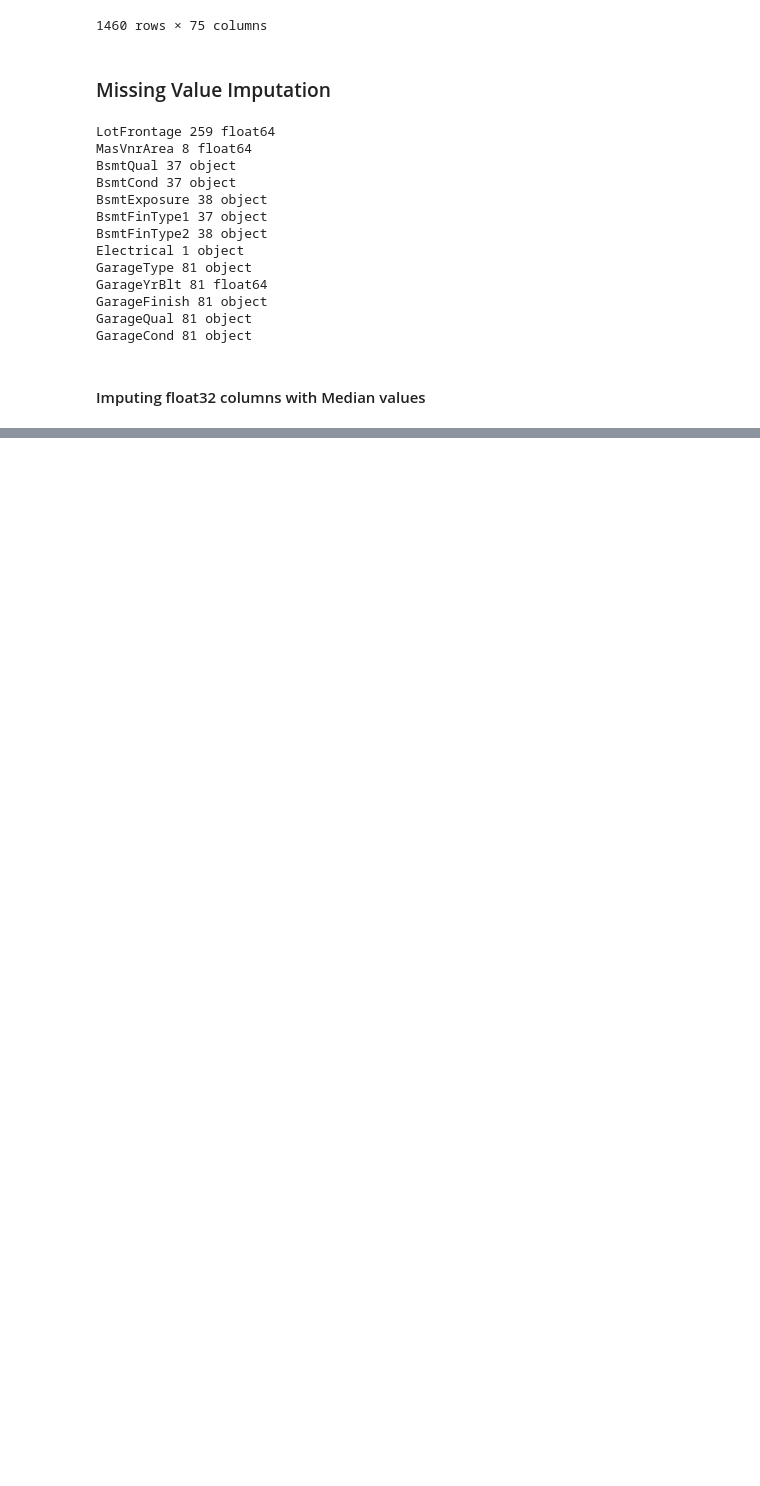
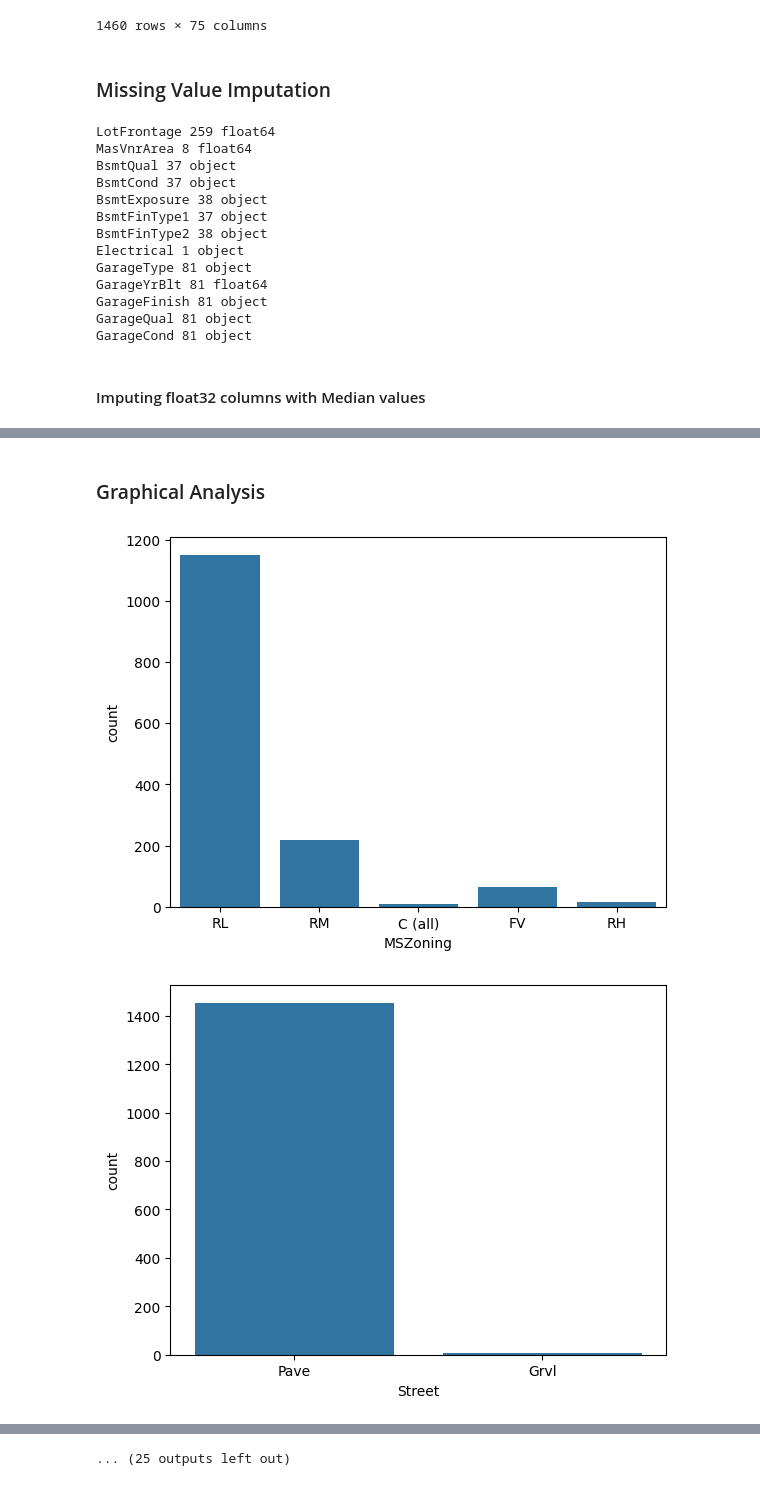
Before and after one commit to DrBig-Brain/California_Housing, a Jupyter notebook: EDA.ipynb, the cells around one changed output, grey strips where cells are left out. Saved outputs shown, nothing was run; the diff lists cells and outputs as text; code cells hidden in the pictures; blank space fills up the shorter version.

```diff
--- a/EDA.ipynb
+++ b/EDA.ipynb
@@ -95,4 +95,6 @@ from sklearn.impute import SimpleImputer
 si = SimpleImputer(strategy='median')
 for i in df_train:
     if df_train[i].isnull().any() and df_train[i].dtype == 'float64':
-        print(i)
+        values = df_train[i].values.reshape(-1,1)
+        values = si.fit_transform(values)
+        df_train[i]=values
@@ -124,0 +125,4 @@ Name: count, dtype: int64
+# %%
+for i in df_train:
+    if df_train[i].isnull().any() and df_train[i].dtype == 'object':
+        print(i,df_train[i].isnull().sum())
@@ -124,0 +140,17 @@ Name: count, dtype: int64
+# %%
+si = SimpleImputer(strategy='most_frequent')
+for i in df_train:
+    if df_train[i].isnull().any() and df_train[i].dtype=='object':
+        values = df_train[i].values.reshape(-1,1)
+        values = si.fit_transform(values)
+        df_train[i] = values.ravel()
+# %% [markdown]
+### Graphical Analysis
+# %%
+for i in df_train:
+    if df_train[i].dtype == 'object':
+        sns.countplot(x = df_train[i],data=df_train)
+        plt.show()
+# %% [output]
+[figure, added]
+[figure, added]
@@ -124,0 +167 @@ Name: count, dtype: int64
+... (25 outputs left out)
```
Also changed, not shown: parts of 8 cells of this notebook, 2 other files.
